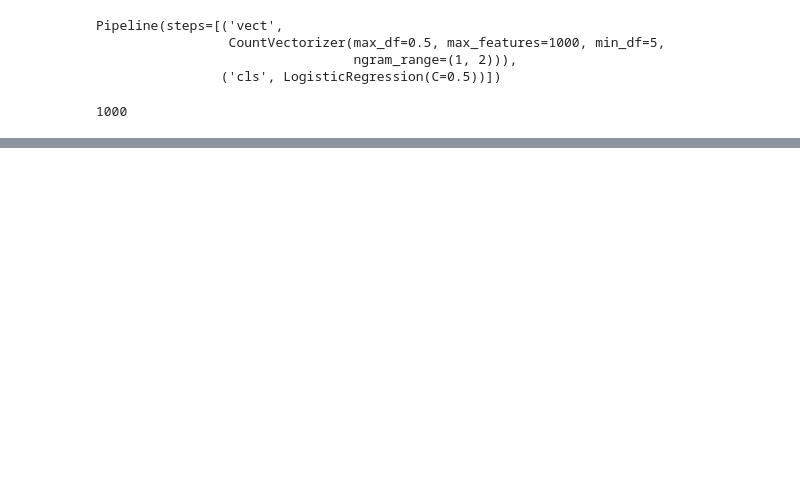
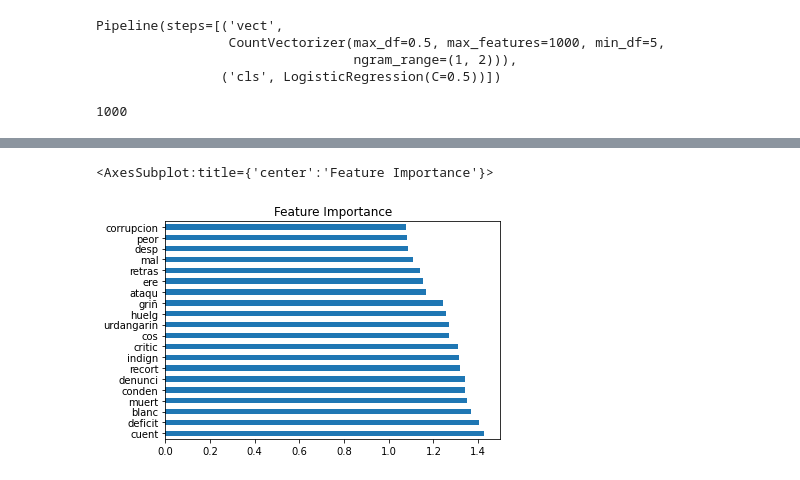
Before and after one commit to laurabarredaagusti/takehome, a Jupyter notebook: notebooks/predictions.ipynb, the cells around one changed output, grey strips where cells are left out. Saved outputs shown, nothing was run; the diff lists cells and outputs as text; code cells hidden in the pictures; blank space fills up the shorter version.

```diff
--- a/notebooks/predictions.ipynb
+++ b/notebooks/predictions.ipynb
@@ -32,3 +34,5 @@ Pipeline(steps=[('vect',
 model[1].n_features_in_
 # %% [output]
 1000
+# %%
+feature_names = model[0].get_feature_names()
@@ -35,3 +61,14 @@ model[1].n_features_in_
+# %%
+model_feat = model[1]
+# %%
+importance = model_feat.coef_[0]
+# %%
+feat_importances = pd.Series(importance, index = feature_names)
+# %%
+feat_importances.nlargest(20).plot(kind='barh',title = 'Feature Importance')
+# %% [output]
+<AxesSubplot:title={'center':'Feature Importance'}>
+[figure, added]
 # %%
 predict_df = df_tweets['text']
 # %%
```
Also changed, not shown: parts of 8 cells of this notebook, 1 other file.
